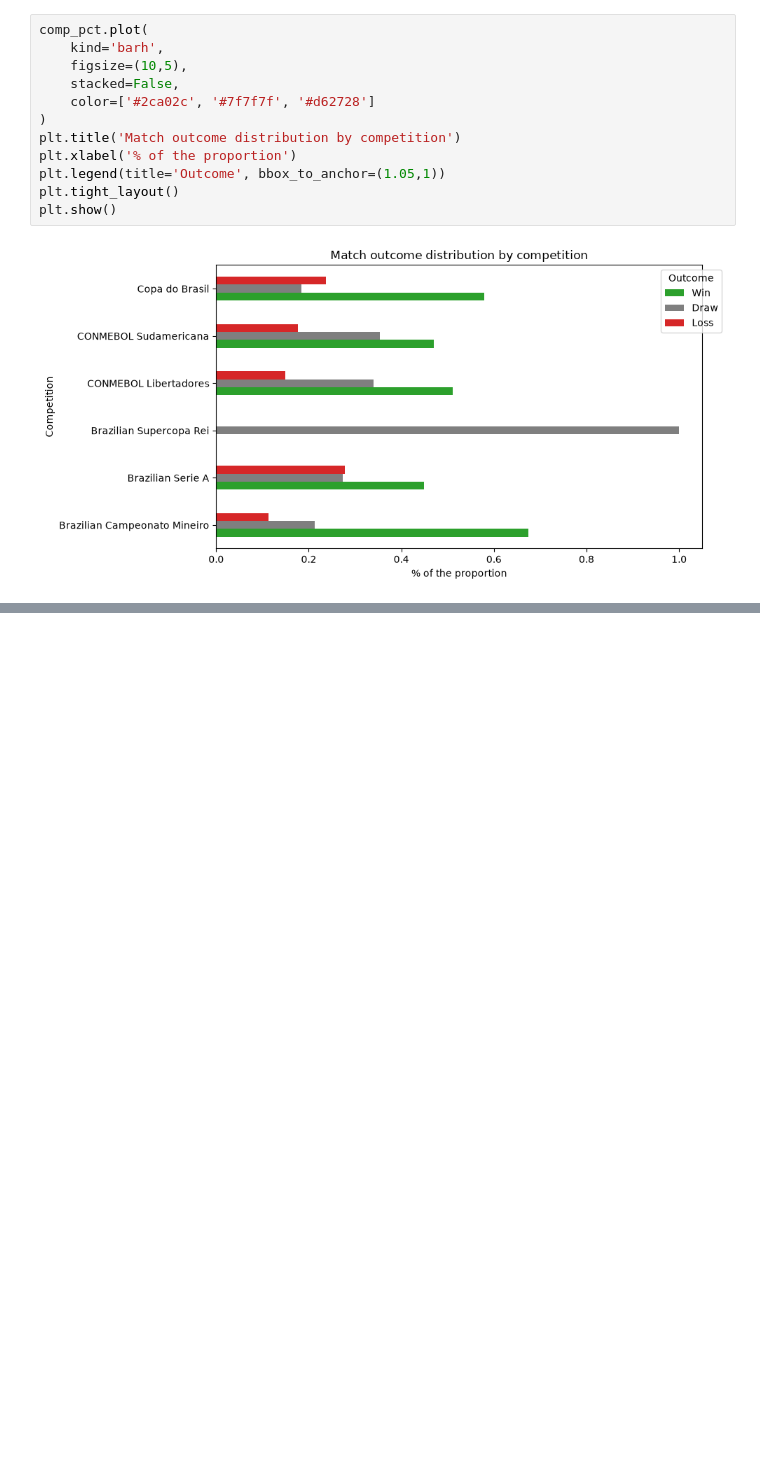
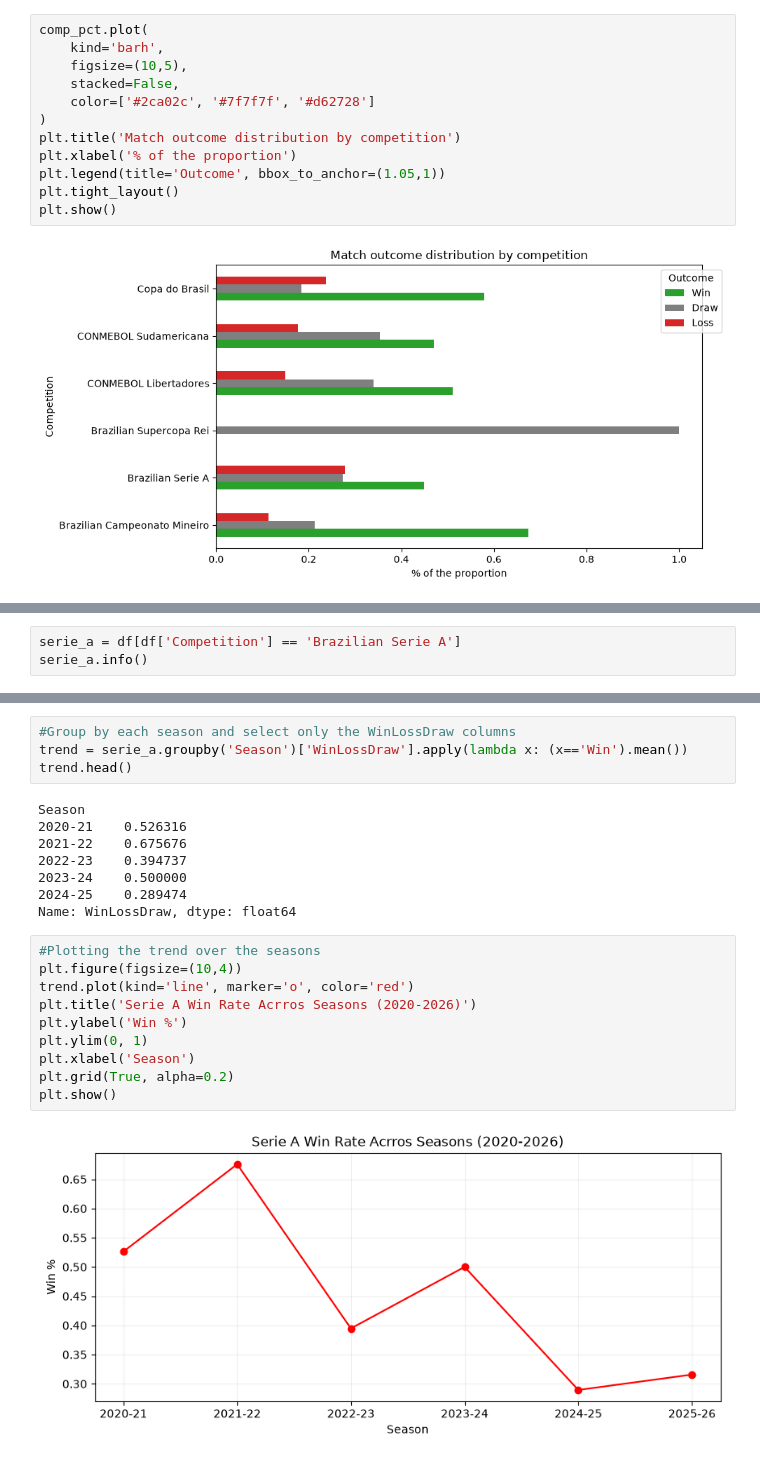
Before and after one commit to Frank-J1/atletico-mg-predictions, a Jupyter notebook: exploritory_analysis_and_cleaning.ipynb, the cells around one changed output, grey strips where cells are left out. Saved outputs shown, nothing was run; the diff lists cells and outputs as text; blank space fills up the shorter version.

```diff
--- a/exploritory_analysis_and_cleaning.ipynb
+++ b/exploritory_analysis_and_cleaning.ipynb
@@ -224,0 +263,3 @@ plt.show()
+# %%
+serie_a = df[df['Competition'] == 'Brazilian Serie A']
+serie_a.info()
@@ -224,0 +303,24 @@ plt.show()
+# %%
+#Group by each season and select only the WinLossDraw columns
+trend = serie_a.groupby('Season')['WinLossDraw'].apply(lambda x: (x=='Win').mean())
+trend.head()
+# %% [output]
+Season
+2020-21    0.526316
+2021-22    0.675676
+2022-23    0.394737
+2023-24    0.500000
+2024-25    0.289474
+Name: WinLossDraw, dtype: float64
+# %%
+#Plotting the trend over the seasons
+plt.figure(figsize=(10,4))
+trend.plot(kind='line', marker='o', color='red')
+plt.title('Serie A Win Rate Acrros Seasons (2020-2026)')
+plt.ylabel('Win %')
+plt.ylim(0, 1)
+plt.xlabel('Season')
+plt.grid(True, alpha=0.2)
+plt.show()
+# %% [output]
+[figure, added]
```
Also changed, not shown: parts of 8 cells of this notebook.
